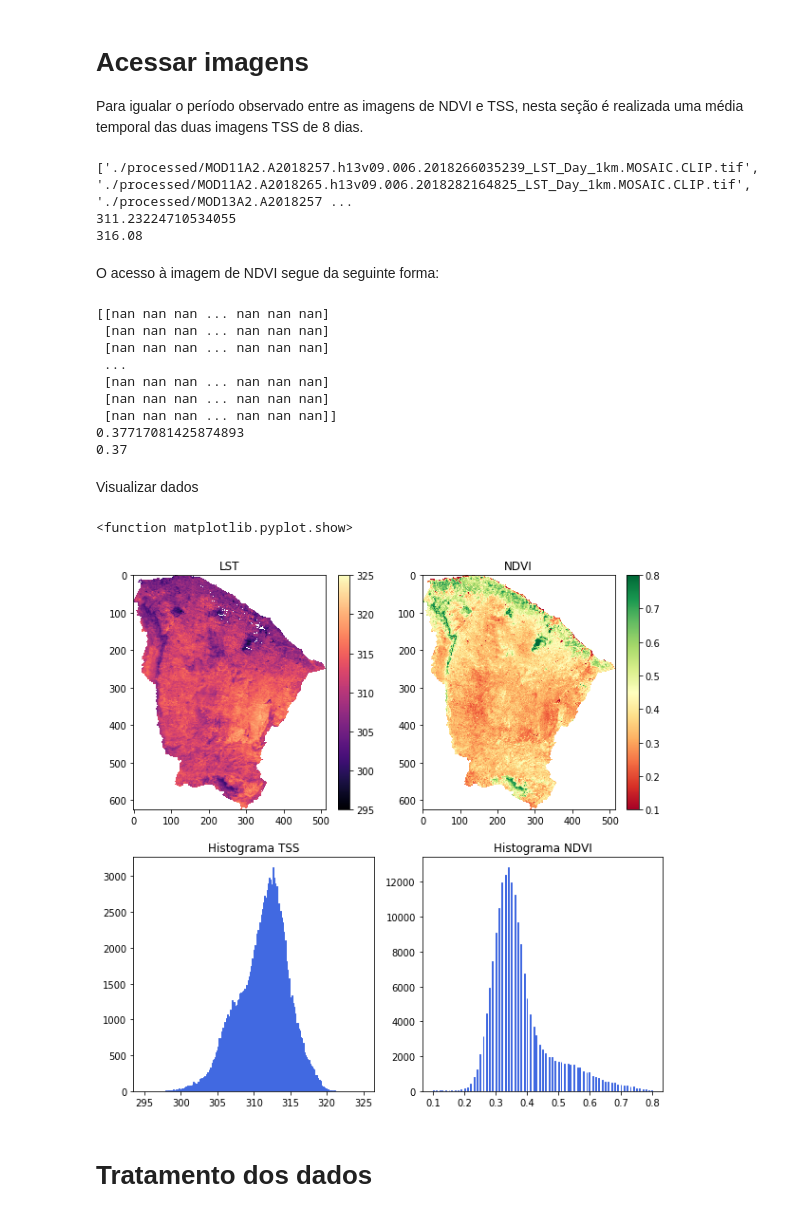
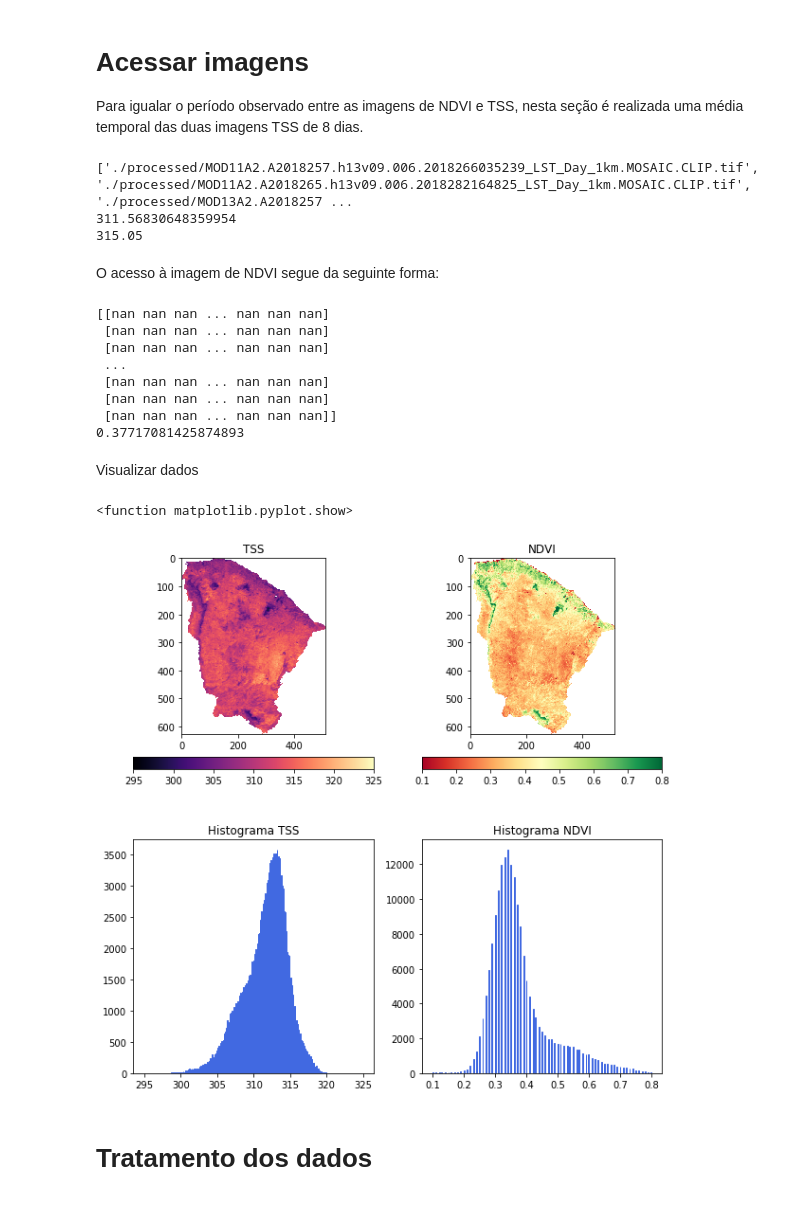
Before and after one commit to dxbezerra/TVDI, a Jupyter notebook: TVDI_projeto.ipynb, the cells around one changed output. Cells and saved outputs as stored; diff of their text form; code cells hidden in the pictures.

```diff
--- a/TVDI_projeto.ipynb
+++ b/TVDI_projeto.ipynb
@@ -249,7 +250,7 @@ dset_tss2 = gdal.Open(fls[1], GA_ReadOnly)
 dset_tss1_band = dset_tss1.GetRasterBand(1)
 dset_tss2_band = dset_tss2.GetRasterBand(1)
 
-dset_tss1_array = dset_tss2_band.ReadAsArray() * 0.02
+dset_tss1_array = dset_tss1_band.ReadAsArray() * 0.02
 dset_tss2_array = dset_tss2_band.ReadAsArray() * 0.02
 
 # Criar máscara (substituir np.nan para valores de 0, que são os valores inválidos)
@@ -258,24 +259,34 @@ dset_tss2_array[dset_tss2_array == 0] = np.nan
 
 # Calcular média temporal ignorando nan
 stack_2d = np.array([dset_tss1_array, dset_tss2_array])
-TSS      = nanmean(stack_2d, axis=0)
+TSS      = scipy.nanmean(stack_2d, axis=0) # média: 311.56830648359954
 
 # shape = dset_tss1_array.shape
-# TSS = np.full((shape[0], shape[1]), np.nan)
-
+# TSS = np.full((shape[0], shape[1]), np.nan) # média: 311.56830648359954 (foi achado que 400 pixels tem pelo menos um nan)
+# c=0
 # for ii in range(shape[0]):
 #   for jj in range(shape[1]):
+
+#     pix1 = dset_tss1_array[ii, jj]
+#     pix2 = dset_tss2_array[ii, jj]
+
 #     # Se for tudo nan
-#     if dset_tss1_array[ii, jj] == np.nan and dset_tss2_array[ii, jj] == np.nan:
+#     if np.isnan(pix1) and np.isnan(pix2):
 #       continue
 #     # Se não houver nan
-#     if dset_tss1_array[ii, jj] != np.nan and dset_tss2_array[ii, jj] != np.nan:
-#       TSS[ii, jj] = (dset_tss1_array[ii, jj] + dset_tss2_array[ii, jj]) / 2
+#     if np.isfinite(pix1) and np.isfinite(pix2):
+#       TSS[ii, jj] = (pix1 + pix2) / 2
 #     # Se houver pelo menos um nan
-#     if dset_tss1_array[ii, jj] == np.nan and dset_tss2_array[ii, jj] != np.nan:
-#       TSS[ii, jj] = dset_tss2_array[ii, jj]
-#     if dset_tss1_array[ii, jj] != np.nan and dset_tss2_array[ii, jj] == np.nan:
-#       TSS[ii, jj] = dset_tss1_array[ii, jj]
+#     if np.isfinite(pix1) and np.isnan(pix2):
+#       TSS[ii, jj] = pix1
+#       c += 1
+#       print(c, pix1, pix2, TSS[ii, jj])
+#     if np.isnan(pix1) and np.isfinite(pix2):
+#       TSS[ii, jj] = pix2
+#       c += 1
+#       print(c, pix1, pix2, TSS[ii, jj])
+
+# TSS = (dset_tss1_array + dset_tss2_array) / 2.   # média: 311.5789567481305
 
 # Fechar datasets
 dset_tss1, dset_tss2 = None, None
@@ -286,8 +297,8 @@ print(np.nanmean(TSS))
 print(TSS[300, 300])
 # %% [output]
 ['./processed/MOD11A2.A2018257.h13v09.006.2018266035239_LST_Day_1km.MOSAIC.CLIP.tif', './processed/MOD11A2.A2018265.h13v09.006.2018282164825_LST_Day_1km.MOSAIC.CLIP.tif', './processed/MOD13A2.A2018257 ...
-311.23224710534055
-316.08
+311.56830648359954
+315.05
 # %% [markdown]
 O acesso à imagem de NDVI segue da seguinte forma:
 # %%
@@ -308,7 +319,6 @@ dset_ndvi = None
 # Arredondar para duas casas decimais e printar valor médio de NDVI
 NDVI = np.round(NDVI, 2)
 print(np.nanmean(NDVI))
-print(NDVI[300, 300])
 # %% [output]
 [[nan nan nan ... nan nan nan]
  [nan nan nan ... nan nan nan]
@@ -318,34 +328,33 @@ print(NDVI[300, 300])
  [nan nan nan ... nan nan nan]
  [nan nan nan ... nan nan nan]]
 0.37717081425874893
-0.37
 # %% [markdown]
 Visualizar dados
 # %%
 plt.figure(figsize=(10,10))
 
 plt.subplot(221)
-plt.title("LST")
+plt.title("TSS")
 plt.imshow(TSS, cmap='magma', vmin=295, vmax=325)
-plt.colorbar(orientation="vertical", pad=0.05)
+plt.colorbar(orientation="horizontal", pad=0.1)
 
 plt.subplot(222)
 plt.title("NDVI")
 plt.imshow(NDVI, cmap='RdYlGn', vmin=0.1, vmax=0.8)
-plt.colorbar(orientation="vertical", pad=0.05)
+plt.colorbar(orientation="horizontal", pad=0.1)
 
 plt.subplot(223)
 plt.title("Histograma TSS")
 plt.hist(TSS.ravel(), bins=256, range=(295, 325), histtype='barstacked', fc='royalblue', ec='royalblue')
 
 plt.subplot(224)
 plt.title("Histograma NDVI")
 plt.hist(NDVI.ravel(), bins=256, range=(0.1, 0.8), histtype='barstacked', fc='royalblue', ec='royalblue')
 
 plt.show
 # %% [output]
 <function matplotlib.pyplot.show>
-[figure, old version]
+[figure, new version]
 # %% [markdown]
 # **Tratamento dos dados**
 # %% [markdown]
```
Also changed, not shown: parts of 3 cells of this notebook.
